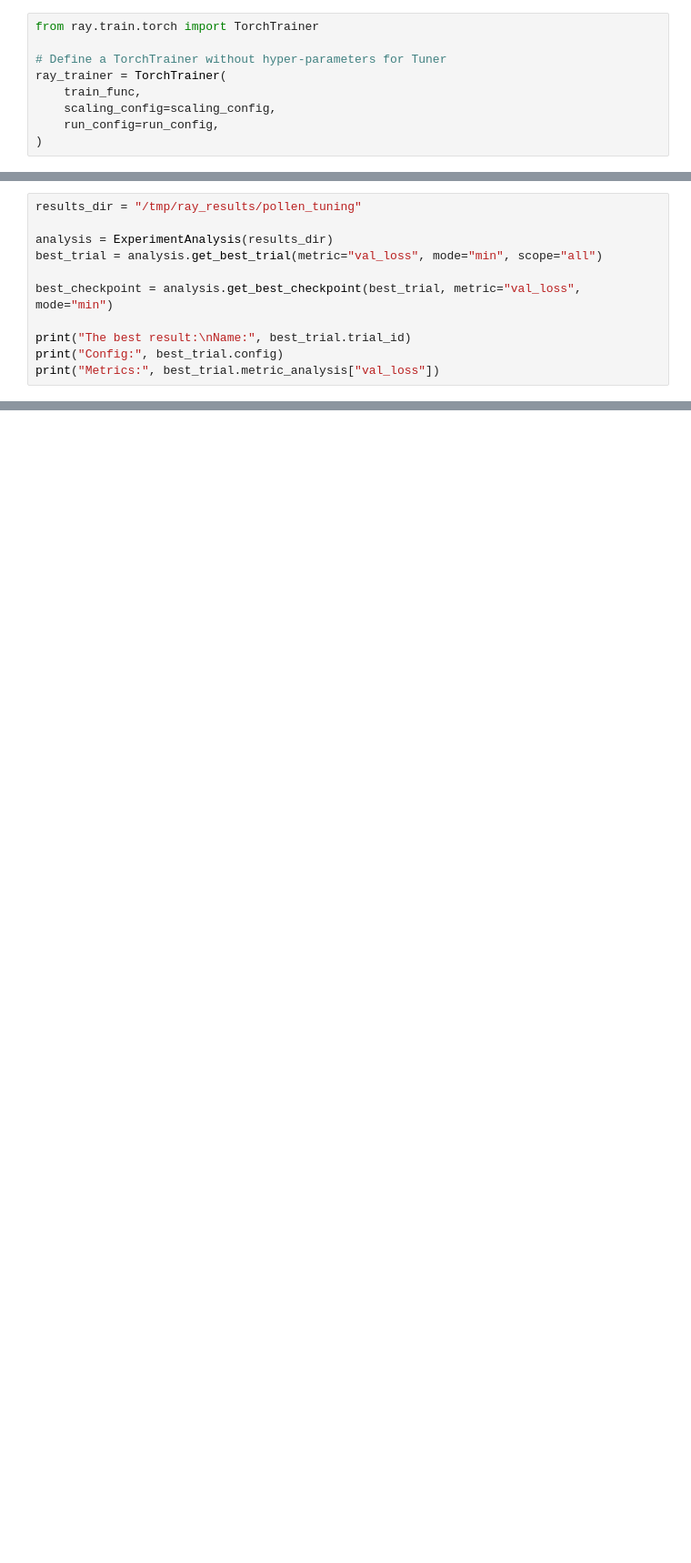
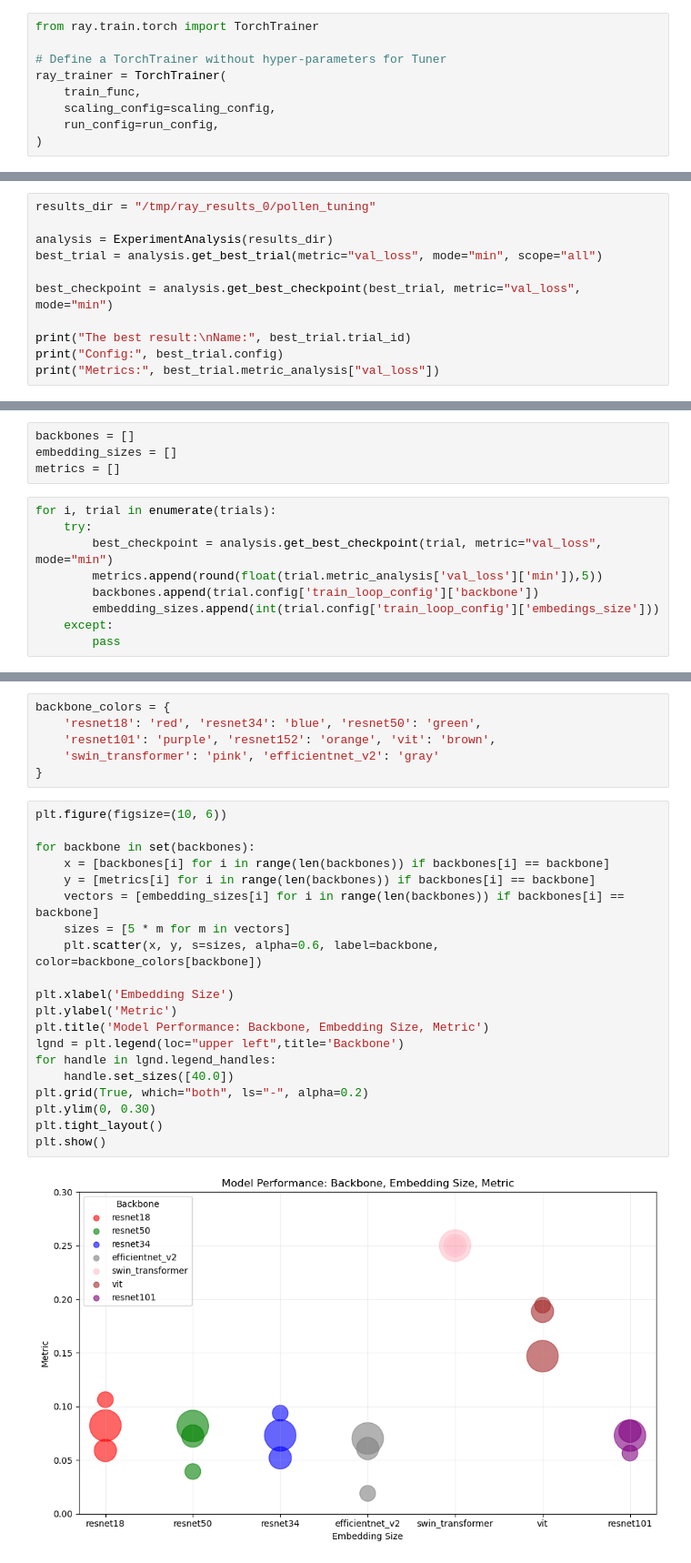
Before and after one commit to Digiratory/Pollen-Analyzer, a Jupyter notebook: Classification/HyperparameterTuning/hpo.ipynb, the cells around one changed output, grey strips where cells are left out. Shown at 91% size. Drawn from its saved outputs; the diff is of its cells as text; blank space fills up the shorter version.

```diff
--- a/Classification/HyperparameterTuning/hpo.ipynb
+++ b/Classification/HyperparameterTuning/hpo.ipynb
@@ -496,5 +553,5 @@ results.get_best_result(metric="val_loss", mode="min")
 # %%
-results_dir = "/tmp/ray_results/pollen_tuning"
+results_dir = "/tmp/ray_results_0/pollen_tuning"
 
 analysis = ExperimentAnalysis(results_dir)
 best_trial = analysis.get_best_trial(metric="val_loss", mode="min", scope="all")
@@ -546,0 +604,13 @@ Trial 2:
+# %%
+backbones = []
+embedding_sizes = []
+metrics = []
+# %%
+for i, trial in enumerate(trials):
+    try:
+        best_checkpoint = analysis.get_best_checkpoint(trial, metric="val_loss", mode="min")
+        metrics.append(round(float(trial.metric_analysis['val_loss']['min']),5))
+        backbones.append(trial.config['train_loop_config']['backbone'])
+        embedding_sizes.append(int(trial.config['train_loop_config']['embedings_size']))
+    except:
+        pass
@@ -546,0 +621,28 @@ Trial 2:
+# %%
+backbone_colors = {
+    'resnet18': 'red', 'resnet34': 'blue', 'resnet50': 'green',
+    'resnet101': 'purple', 'resnet152': 'orange', 'vit': 'brown',
+    'swin_transformer': 'pink', 'efficientnet_v2': 'gray'
+}
+# %%
+plt.figure(figsize=(10, 6))
+
+for backbone in set(backbones):
+    x = [backbones[i] for i in range(len(backbones)) if backbones[i] == backbone]
+    y = [metrics[i] for i in range(len(backbones)) if backbones[i] == backbone]
+    vectors = [embedding_sizes[i] for i in range(len(backbones)) if backbones[i] == backbone]
+    sizes = [5 * m for m in vectors]
+    plt.scatter(x, y, s=sizes, alpha=0.6, label=backbone, color=backbone_colors[backbone])
+
+plt.xlabel('Embedding Size')
+plt.ylabel('Metric')
+plt.title('Model Performance: Backbone, Embedding Size, Metric')
+lgnd = plt.legend(loc="upper left",title='Backbone')
+for handle in lgnd.legend_handles:
+    handle.set_sizes([40.0])
+plt.grid(True, which="both", ls="-", alpha=0.2)
+plt.ylim(0, 0.30)
+plt.tight_layout()
+plt.show()
+# %% [output]
+[figure, added]
```
Also changed, not shown: parts of 12 cells of this notebook, 4 other files.
